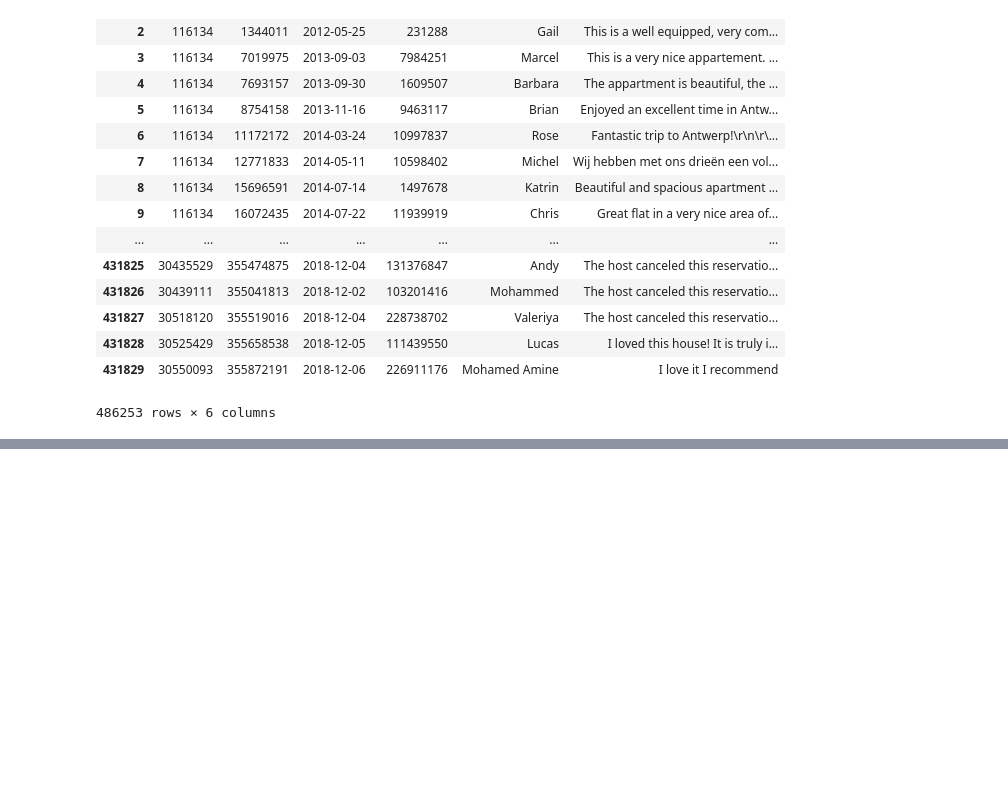
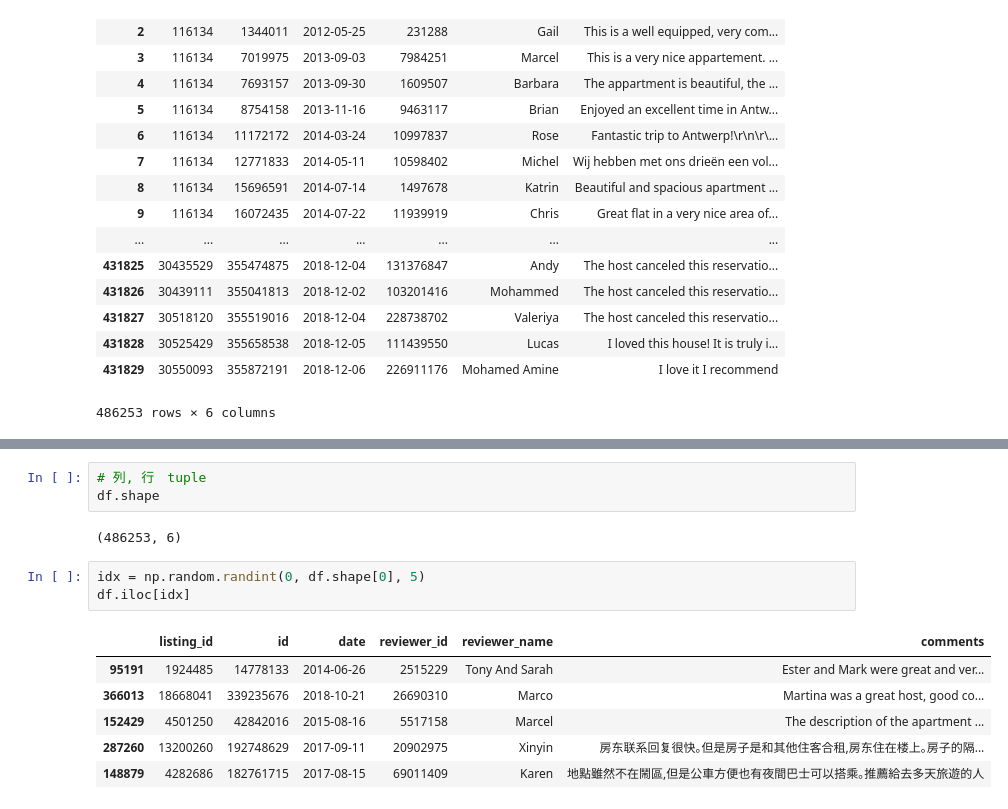
Before and after one commit to Elwing-Chou/TaipeiTechML0120, a Jupyter notebook: airbnb.ipynb, the cells around one changed output, grey strips where cells are left out. Saved outputs shown, nothing was run; the diff lists cells and outputs as text; blank space fills up the shorter version.

```diff
--- a/airbnb.ipynb
+++ b/airbnb.ipynb
@@ -88,0 +177,15 @@ df2
+# %%
+# 列, 行　tuple
+df.shape
+# %% [output]
+(486253, 6)
+# %%
+idx = np.random.randint(0, df.shape[0], 5)
+df.iloc[idx]
+# %% [output]
+|  | listing_id | id | date | reviewer_id | reviewer_name | comments |
+| 95191 | 1924485 | 14778133 | 2014-06-26 | 2515229 | Tony And Sarah | Ester and Mark were great and ver... |
+| 366013 | 18668041 | 339235676 | 2018-10-21 | 26690310 | Marco | Martina was a great host, good co... |
+| 152429 | 4501250 | 42842016 | 2015-08-16 | 5517158 | Marcel | The description of the apartment ... |
+| 287260 | 13200260 | 192748629 | 2017-09-11 | 20902975 | Xinyin | 房东联系回复很快｡但是房子是和其他住客合租,房东住在楼上｡房子的隔... |
+| 148879 | 4282686 | 182761715 | 2017-08-15 | 69011409 | Karen | 地點雖然不在鬧區,但是公車方便也有夜間巴士可以搭乘｡推薦給去多天旅遊的人 |
```
Also changed, not shown: parts of 7 cells of this notebook.
